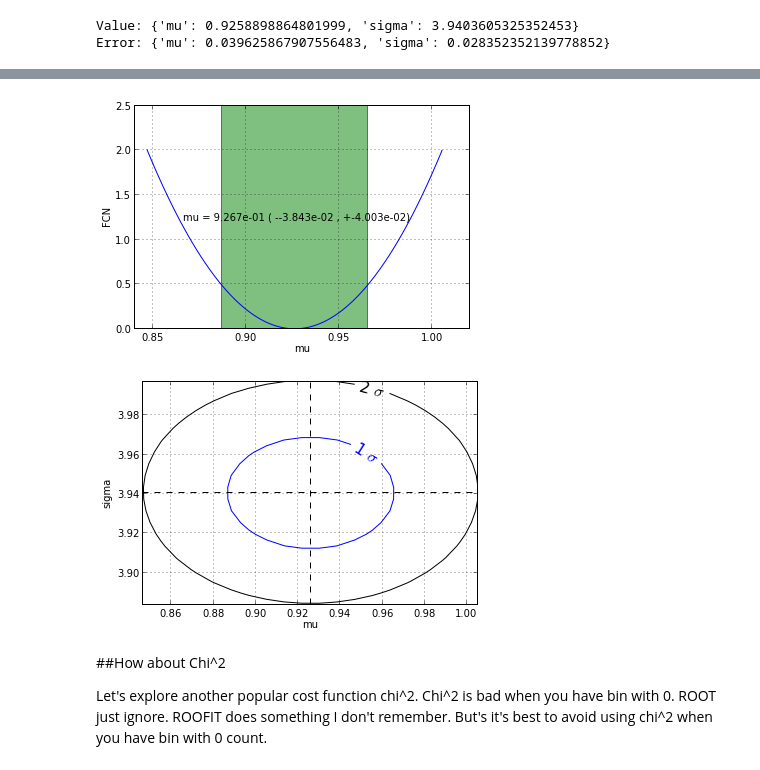
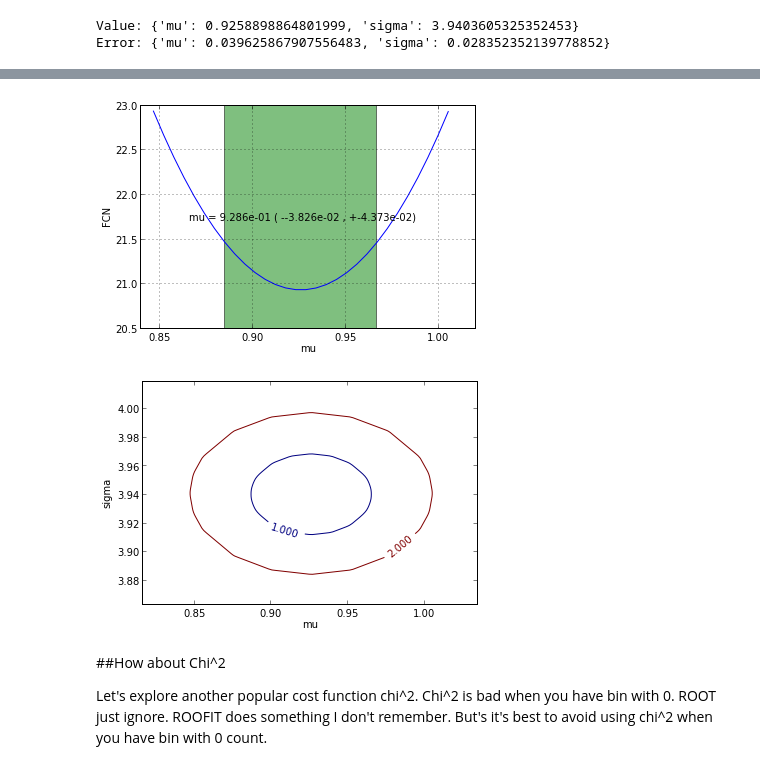
Before and after one commit to scikit-hep/probfit, a Jupyter notebook: tutorial/tutorial.ipynb, the cells around one changed output, grey strips where cells are left out. Drawn from its saved outputs; the diff is of its cells as text; code cells hidden in the pictures.

```diff
--- a/tutorial/tutorial.ipynb
+++ b/tutorial/tutorial.ipynb
@@ -198,16 +198,16 @@ cost.draw(minimizer)#uncertainty is given by symetric poisson
 # %%
 #how about making sure the error making sense
-minimizer.draw_profile('mu', subtract_min=True);
+minimizer.draw_mnprofile('mu');
 # %% [output]
-[figure, old version]
+[figure, new version]
 # %%
 #2d contour error
 #you can notice that it takes sometime to draw
 #we will this is because our PDF is defined in Python
 #we will show how to speed this up later
-minimizer.draw_contour('mu','sigma');
+minimizer.draw_mncontour('mu','sigma');
 # %% [output]
-[figure, old version]
+[figure, new version]
 # %% [markdown]
 ##How about Chi^2
 
```
Also changed, not shown: parts of 23 cells of this notebook.
